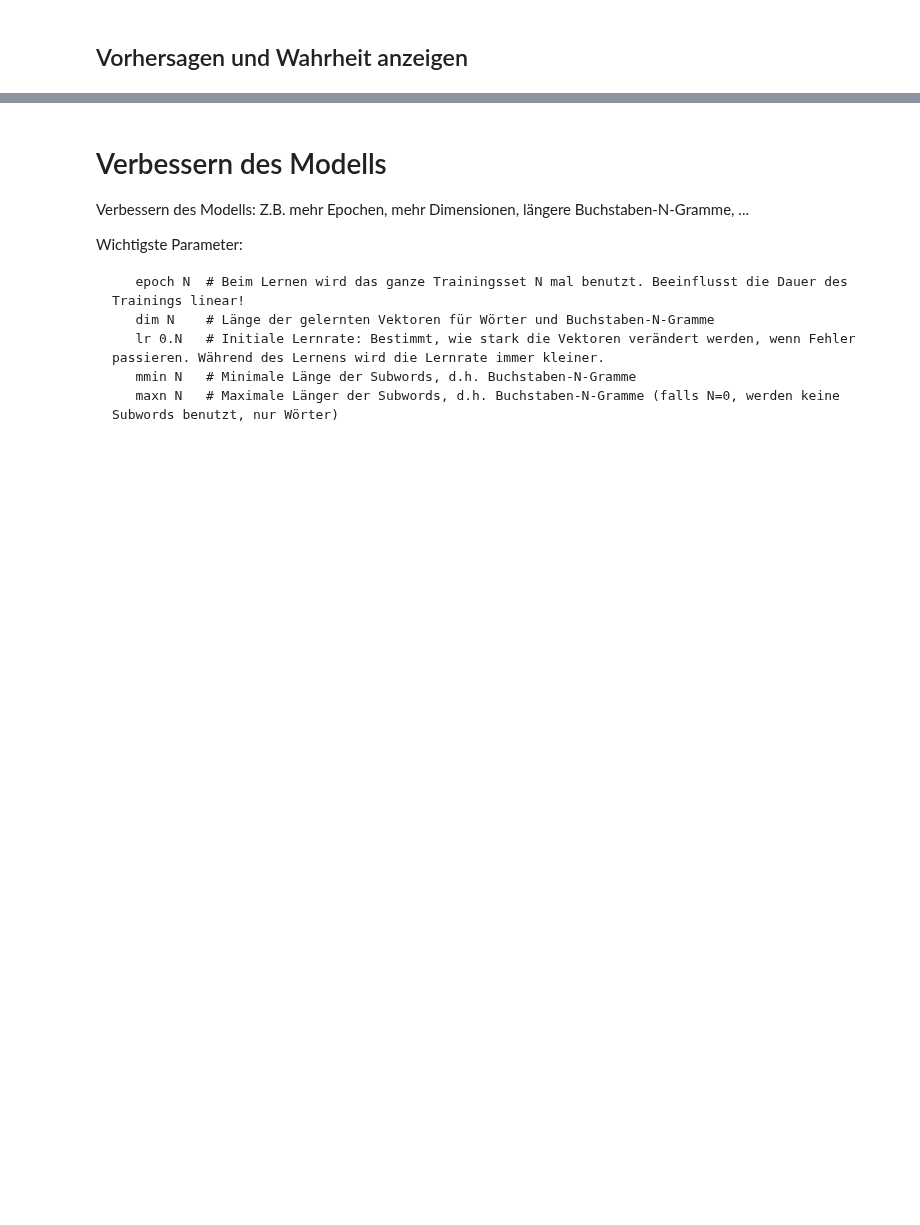
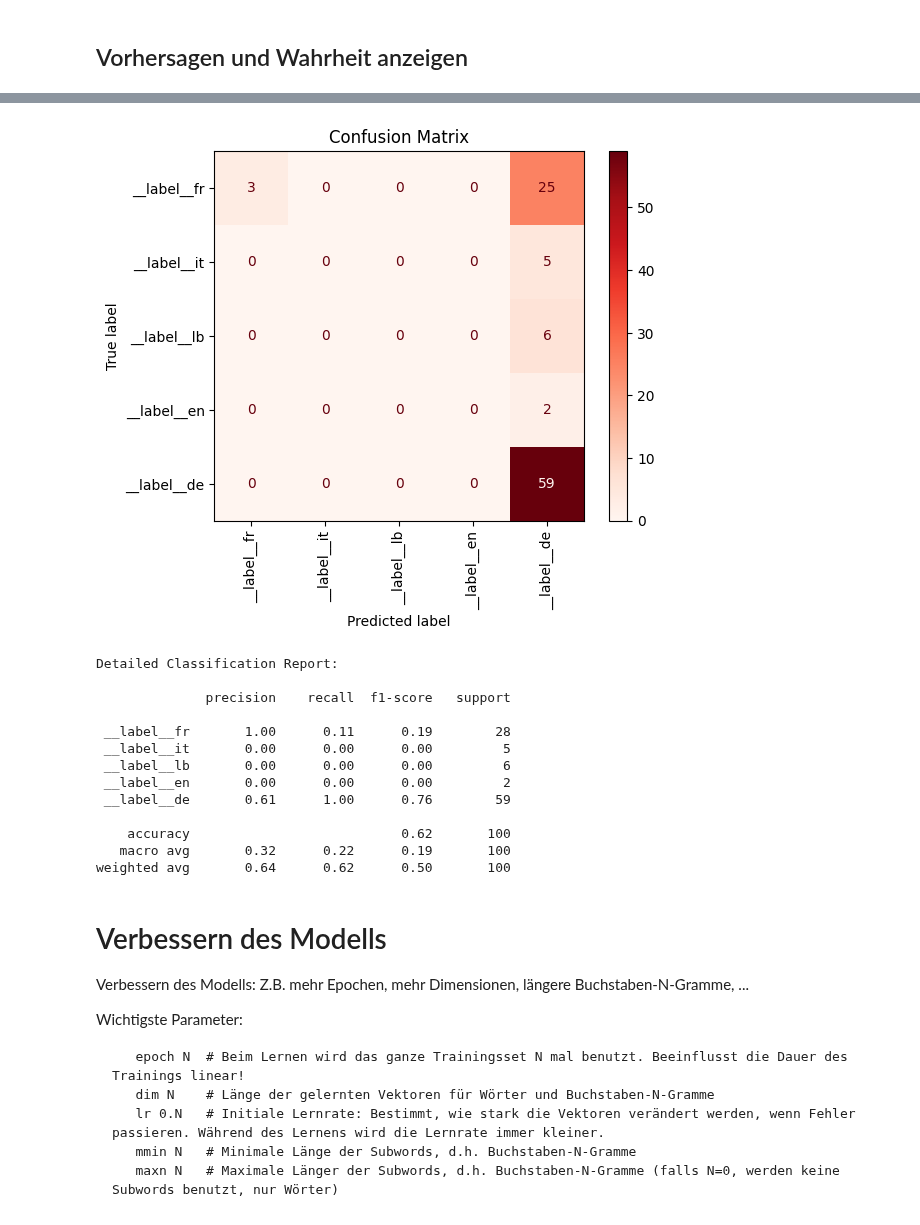
Before and after one commit to simon-clematide/casdmit-fs21, a Jupyter notebook: notebooks/impresso_lid.ipynb, the cells around one changed output, grey strips where cells are left out. Drawn from its saved outputs; the diff is of its cells as text; code cells hidden in the pictures; blank space fills up the shorter version.

```diff
--- a/notebooks/impresso_lid.ipynb
+++ b/notebooks/impresso_lid.ipynb
@@ -141,3 +214,54 @@ for p in confusion_matrix.most_common():
+# %%
+from sklearn.metrics import confusion_matrix, precision_recall_fscore_support, classification_report, ConfusionMatrixDisplay
+import matplotlib.pyplot as plt
+
+def evaluate_model(model, test_data):
+    """
+    Evaluate the model using test data.
+
+    Parameters:
+    - model: The trained fastText model.
+    - test_data: A list of tuples containing the true labels and texts.
+
+    Prints out the confusion matrix, precision, recall, and F1-score for each class.
+    """
+    true_labels = [label for label, _ in test_data]
+    predicted_labels = [model.predict(text)[0][0] for _, text in test_data]
+
+    # Compute the confusion matrix
+    labels = list(set(true_labels + predicted_labels))  # Ensure all labels are included
+    cm = confusion_matrix(true_labels, predicted_labels, labels=labels)
+
+    # Display the confusion matrix with labels
+    disp = ConfusionMatrixDisplay(confusion_matrix=cm, display_labels=labels)
+    disp.plot(include_values=True, cmap='Reds', xticks_rotation='vertical', values_format='.0f')
+    plt.title('Confusion Matrix')
+    plt.show()
+
+
+    # Compute precision, recall, and F1-score
+    precision, recall, f1, _ = precision_recall_fscore_support(true_labels, predicted_labels, labels=labels,zero_division=0)
+
+    # Print detailed classification report
+    print("\nDetailed Classification Report:\n")
+    print(classification_report(true_labels, predicted_labels, labels=labels,zero_division=0))
+# %%
+evaluate_model(model,test_data)
+# %% [output]
+[figure, added]
+Detailed Classification Report:
+
+              precision    recall  f1-score   support
+
+ __label__fr       1.00      0.11      0.19        28
+ __label__it       0.00      0.00      0.00         5
+ __label__lb       0.00      0.00      0.00         6
+ __label__en       0.00      0.00      0.00         2
+ __label__de       0.61      1.00      0.76        59
+
+    accuracy                           0.62       100
+   macro avg       0.32      0.22      0.19       100
+weighted avg       0.64      0.62      0.50       100
 # %% [markdown]
 # Verbessern des Modells
 Verbessern des Modells: Z.B. mehr Epochen, mehr Dimensionen, längere Buchstaben-N-Gramme, ...
```
Also changed, not shown: parts of 22 cells of this notebook.
